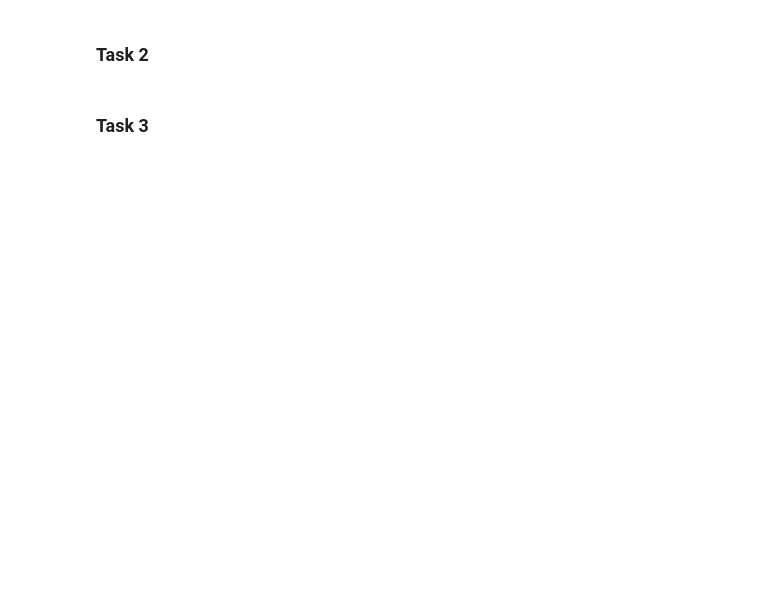
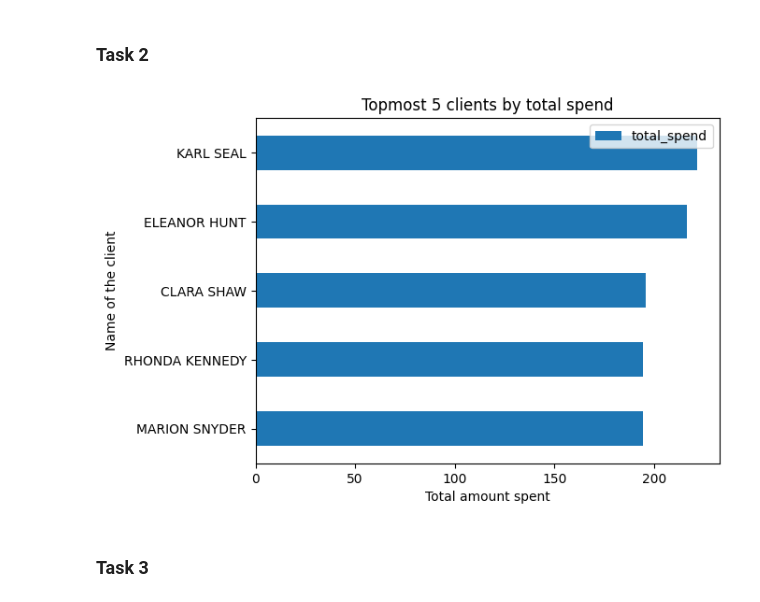
Before and after one commit to SadiaAwan/sakila_lab_sadia_awan, a Jupyter notebook: duckdb_pandas.ipynb, the cells around one changed output. Saved outputs shown, nothing was run; the diff lists cells and outputs as text; code cells hidden in the pictures; blank space fills up the shorter version.

```diff
--- a/duckdb_pandas.ipynb
+++ b/duckdb_pandas.ipynb
@@ -319,5 +190,31 @@ avg_filmlangd_kategori
 #  Who are our top 5 customers by total spend?
 # The Manager wants to know so that they can reward them with special offers.
 # Create a bar chart showing the top 5 customers by total spend
+
+topmost_5_clients = duckdb.sql("""
+SELECT  c.customer_id,
+        c.first_name || ' ' || c.last_name AS customer_name,
+        SUM(p.amount) AS total_spend
+FROM customer c
+JOIN payment p ON c.customer_id = p.customer_id
+GROUP BY c.customer_id, customer_name
+ORDER BY total_spend DESC;
+""").df()
+
+topmost_5_clients.head()
+# %%
+#  a bar chart showing the top 5 customers by total spend.
+
+ax = topmost_5_clients.head().plot(
+    kind="barh",
+    x="customer_name",
+    y="total_spend",
+    title="Topmost 5 clients by total spend",
+    xlabel="Total amount spent",
+    ylabel="Name of the client"    ,
+)
+ax.invert_yaxis()
+# %% [output]
+[figure, added]
 # %%
 # task 2b)
```
Also changed, not shown: parts of 15 cells of this notebook, 2 other files.
